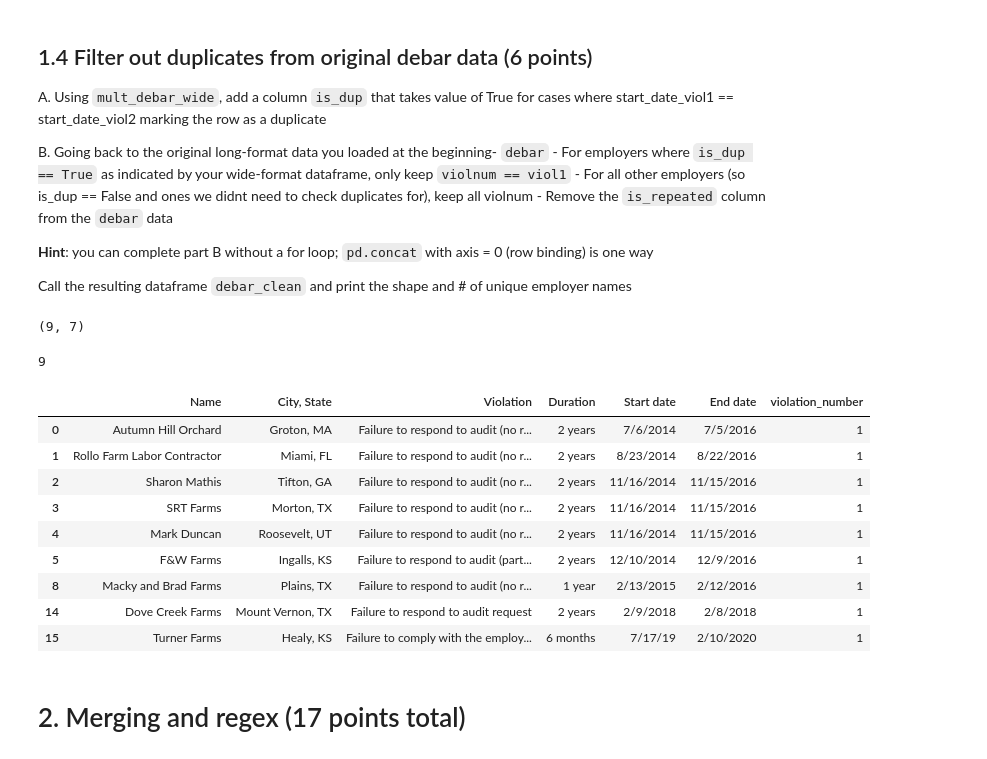
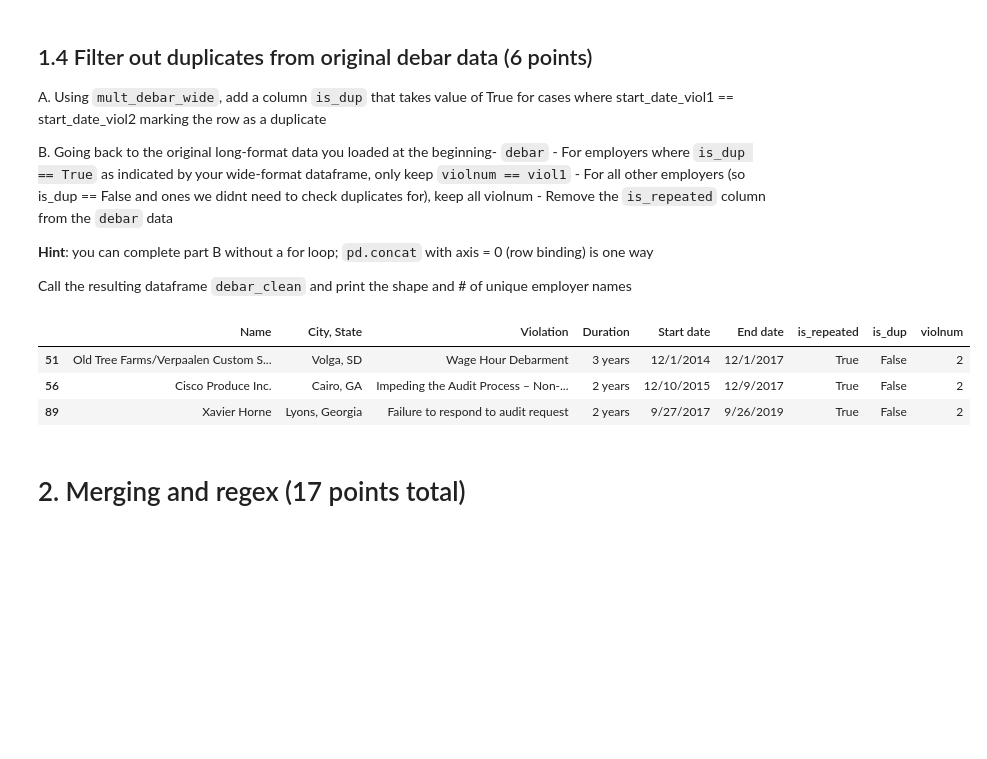
Before and after one commit to herbertfreeze/QSS20_S25, a Jupyter notebook: problemsets/pset2/pset2_blank.ipynb, the cells around one changed output. Saved outputs shown, nothing was run; the diff lists cells and outputs as text; code cells hidden in the pictures; blank space fills up the shorter version.

```diff
--- a/problemsets/pset2/pset2_blank.ipynb
+++ b/problemsets/pset2/pset2_blank.ipynb
@@ -183,37 +205,25 @@ B. Going back to the original long-format data you loaded at the beginning- `deb
 **Hint**: you can complete part B without a for loop; `pd.concat` with axis = 0 (row binding) is one way
 
 Call the resulting dataframe `debar_clean` and print the shape and # of unique employer names
-# %%
-## your code here
-mult_debar_wide['is_dup'] = mult_debar_wide[1] == mult_debar_wide[2]
-
-dup_employers = mult_debar_wide[mult_debar_wide['is_dup'] == True][['Name', 'City, State']]
-
-filtered_dups = mult_debar.merge(dup_employers, on=['Name', 'City, State'])
-filtered_dups = filtered_dups[filtered_dups['violation_number'] == 1]
-
-non_dups = mult_debar[mult_debar['is_repeated'] == False]
-
-debar_clean = pd.concat([filtered_dups, non_dups], axis=0)
-
-debar_clean = debar_clean.drop(columns=['is_repeated'])
-
-debar_clean.shape
-debar_clean['Name'].nunique()
-debar_clean
-# %% [output]
-(9, 7)
-9
-|  | Name | City, State | Violation | Duration | Start date | End date | violation_number |
-| 0 | Autumn Hill Orchard | Groton, MA | Failure to respond to audit (no r... | 2 years | 7/6/2014 | 7/5/2016 | 1 |
-| 1 | Rollo Farm Labor Contractor | Miami, FL | Failure to respond to audit (no r... | 2 years | 8/23/2014 | 8/22/2016 | 1 |
-| 2 | Sharon Mathis | Tifton, GA | Failure to respond to audit (no r... | 2 years | 11/16/2014 | 11/15/2016 | 1 |
-| 3 | SRT Farms | Morton, TX | Failure to respond to audit (no r... | 2 years | 11/16/2014 | 11/15/2016 | 1 |
-| 4 | Mark Duncan | Roosevelt, UT | Failure to respond to audit (no r... | 2 years | 11/16/2014 | 11/15/2016 | 1 |
-| 5 | F&W Farms | Ingalls, KS | Failure to respond to audit (part... | 2 years | 12/10/2014 | 12/9/2016 | 1 |
-| 8 | Macky and Brad Farms | Plains, TX | Failure to respond to audit (no r... | 1 year | 2/13/2015 | 2/12/2016 | 1 |
-| 14 | Dove Creek Farms | Mount Vernon, TX | Failure to respond to audit request | 2 years | 2/9/2018 | 2/8/2018 | 1 |
-| 15 | Turner Farms | Healy, KS | Failure to comply with the employ... | 6 months | 7/17/19 | 2/10/2020 | 1 |
+# %%
+## your code here
+mult_debar_wide["is_dup"] = mult_debar_wide.start_date_viol1 == mult_debar_wide.start_date_viol2
+
+debar_copy = debar.copy()
+
+debar_copy = debar_copy.merge(mult_debar_wide[['is_dup']], left_on='Name', right_index=True, how='left')
+debar_copy['violnum'] = debar_copy.groupby('Name').cumcount() + 1
+
+dup_filtered = debar_copy[(debar_copy['is_dup'] == True) & (debar_copy['violnum'] == 1)]
+nondup_filtered = debar_copy[debar_copy['is_dup'] != True]
+
+debar_clean = pd.concat([dup_filtered, nondup_filtered], axis=0)
+debar_clean[debar_clean.violnum>1]
+# %% [output]
+|  | Name | City, State | Violation | Duration | Start date | End date | is_repeated | is_dup | violnum |
+| 51 | Old Tree Farms/Verpaalen Custom S... | Volga, SD | Wage Hour Debarment | 3 years | 12/1/2014 | 12/1/2017 | True | False | 2 |
+| 56 | Cisco Produce Inc. | Cairo, GA | Impeding the Audit Process – Non-... | 2 years | 12/10/2015 | 12/9/2017 | True | False | 2 |
+| 89 | Xavier Horne | Lyons, Georgia | Failure to respond to audit request | 2 years | 9/27/2017 | 9/26/2019 | True | False | 2 |
 # %% [markdown]
 # 2. Merging and regex (17 points total)
 # %% [markdown]
```
Also changed, not shown: parts of 27 cells of this notebook, 1 other file.
